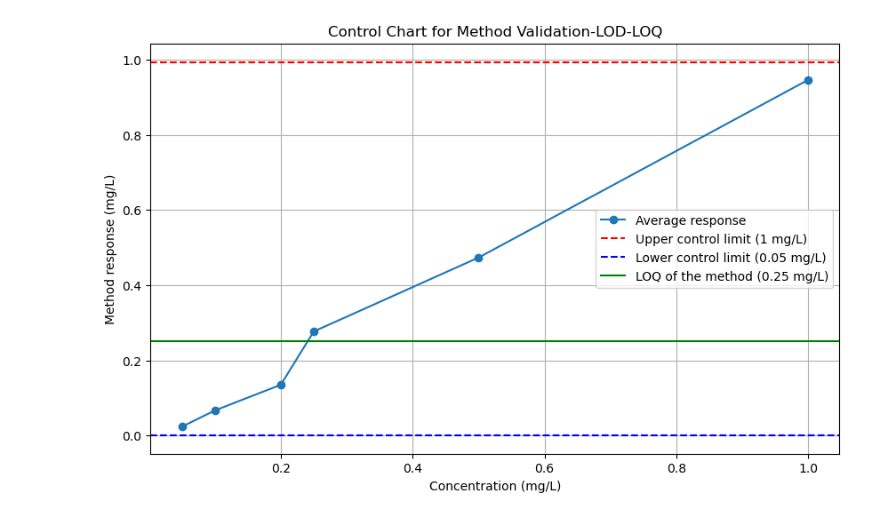
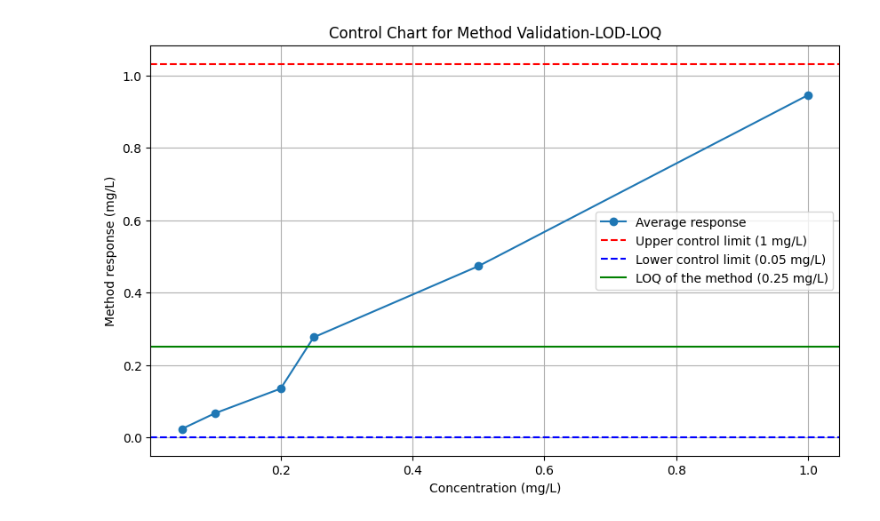
Before and after one commit to IKIAM-NPLab/I_guayusa_chlorogenic_acids, a Jupyter notebook: Notebooks/Control_letter_validation_method.ipynb, the cells around one changed output. Saved outputs shown, nothing was run; the diff lists cells and outputs as text; code cells hidden in the pictures.

```diff
--- a/Notebooks/Control_letter_validation_method.ipynb
+++ b/Notebooks/Control_letter_validation_method.ipynb
@@ -23,7 +60,7 @@ df_stats = df_concentraciones.agg(['mean', 'std']).transpose()
 df_stats['concentration'] = [float(conc.replace(' ppm', '')) for conc in df_stats.index]
 
 # Corregimos aquí el nombre de la columna a 'std' que es el nombre correcto
-df_stats['LSC'] = df_stats['mean'] + 1.1 * df_stats['std']  # Límite Superior de Control (Upper Control Limit, UCL)
+df_stats['LSC'] = df_stats['mean'] + 2 * df_stats['std']  # Límite Superior de Control (Upper Control Limit, UCL)
 df_stats['LIC'] = df_stats['mean'] - 2 * df_stats['std']  # Límite Inferior de Control (Lower Control Limit, LCL)
 
 # Inicializamos la figura de Matplotlib
@@ -33,31 +70,31 @@ plt.figure(figsize=(10, 6))
 plt.plot(df_stats['concentration'], df_stats['mean'], 'o-', label='Average response')
 
 # Graficamos los límites de control superior e inferior para cada punto de concentración
 for conc in df_stats.index:
     plt.plot(df_stats.loc[conc, 'concentration'], df_stats.loc[conc, 'LSC'], 'r--')
     plt.plot(df_stats.loc[conc, 'concentration'], df_stats.loc[conc, 'LIC'], 'b--')
 
 # Añadimos líneas horizontales para los límites de control general
 plt.axhline(y=df_stats['LSC'].max(), color='red', linestyle='--', label='Upper control limit (1 mg/L)')
 plt.axhline(y=df_stats['LIC'].min(), color='blue', linestyle='--', label='Lower control limit (0.05 mg/L)')
 
 # Añadimos línea horizontal para el LOQ del método basado en el % de recuperación
 loq_metodo = '0.25 mg/L'  # Esto se determinó previamente en la conversación
 loq_metodo_value = float(loq_metodo.replace(' mg/L', ''))
 plt.axhline(y=loq_metodo_value, color='green', linestyle='-', label=f'LOQ of the method ({loq_metodo_value} mg/L)')
 
 # Añadimos etiquetas y título al gráfico
 plt.xlabel('Concentration (mg/L)')
 plt.ylabel('Method response (mg/L)')
 plt.title('Control Chart for Method Validation-LOD-LOQ')
 plt.legend()
 
 # Añadimos la cuadrícula al gráfico
 plt.grid(True)
 
 # Mostramos el gráfico
 plt.savefig("../Result/Methods_validation/Figuras/PNG/figura1.png", dpi=300, bbox_inches='tight')  # Movido antes de show()
 plt.savefig("../Result/Methods_validation/Figuras/PDF/figura1.pdf", dpi=300, bbox_inches='tight')  # Movido antes de show()
 plt.show()
 # %% [output]
-[figure, old version]
+[figure, new version]
```
Also changed, not shown: parts of 11 cells of this notebook, 12 other files.
